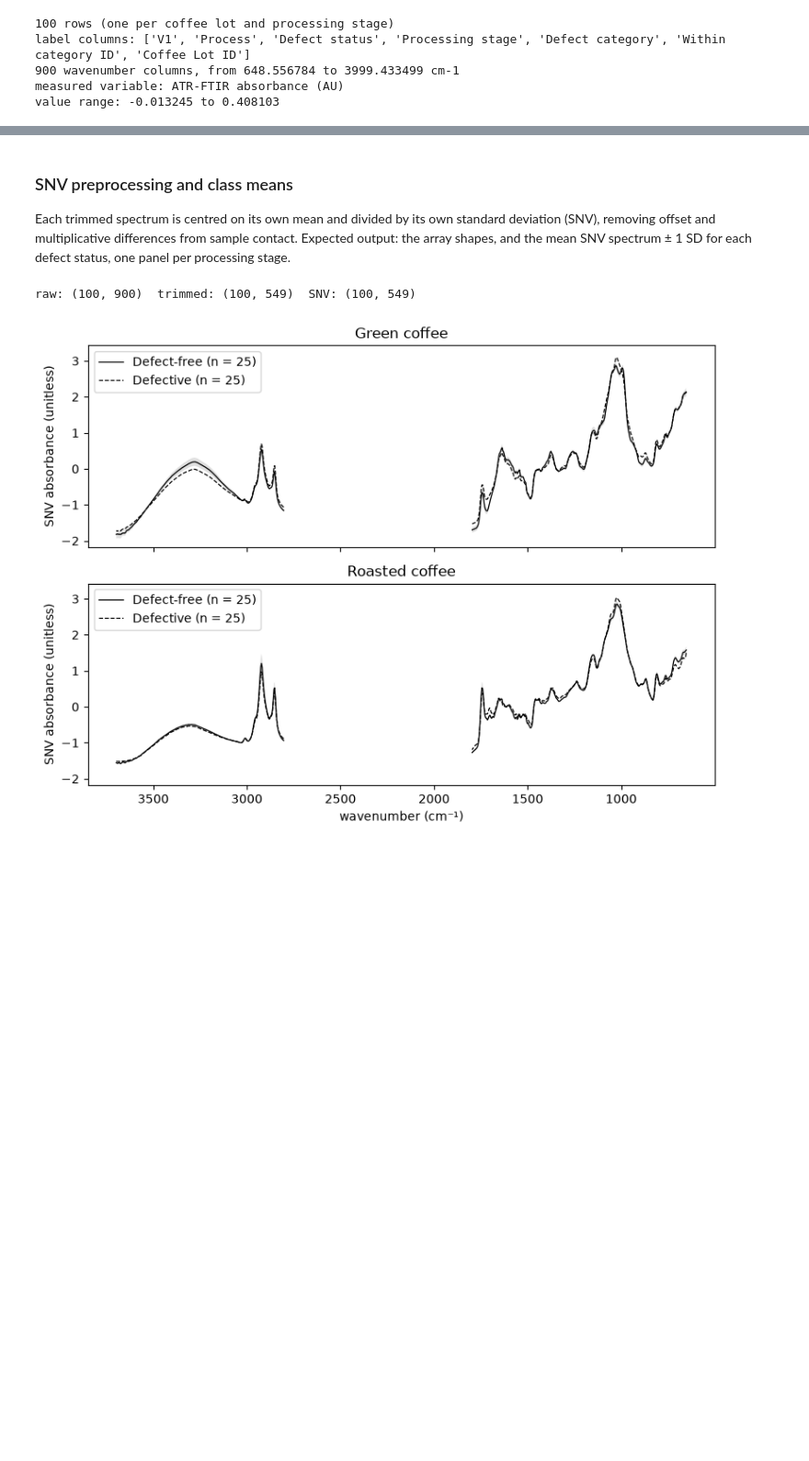
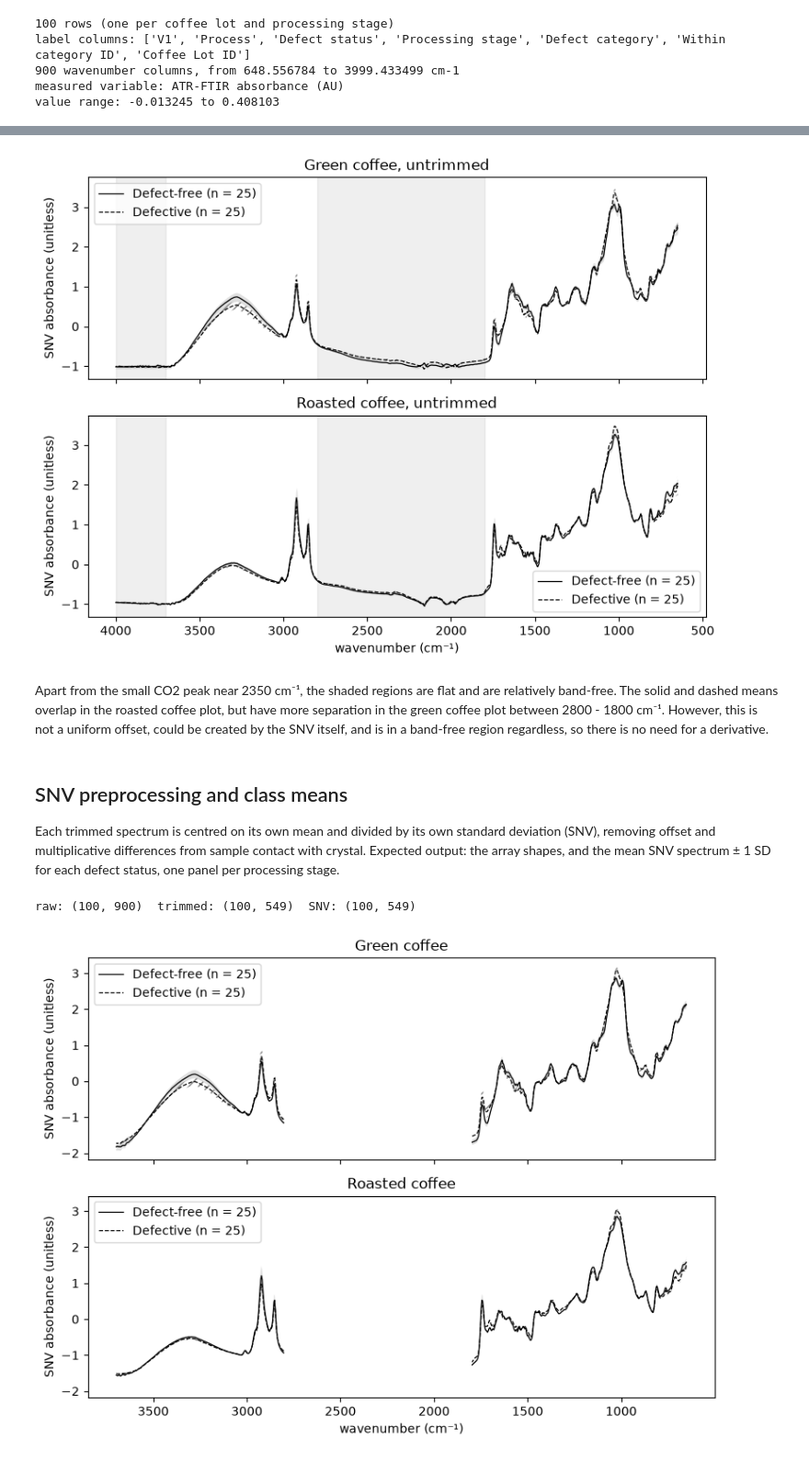
Before and after one commit to limmylomlom/chem527-project, a Jupyter notebook: topic.ipynb, the cells around one changed output, grey strips where cells are left out. Shown at 92% size. Cells and saved outputs as stored; diff of their text form; code cells hidden in the pictures; blank space fills up the shorter version.

Commit message:
Untrimmed SNV evidence plot and class-mean plots

```diff
--- a/topic.ipynb
+++ b/topic.ipynb
@@ -139,0 +62,5 @@ REGIONS = [(650, 1800),        # cm-1; fingerprint and carbonyl region
+# %%
+stage = data["Processing stage"].to_numpy() # Green or Roasted
+status = data["Defect status"].to_numpy() # Defective or Defect-free
+wn = np.array([float(c) for c in wavenumbers])          # cm-1
+X_raw = data[wavenumbers].to_numpy()                     # absorbance, 100 x 900
@@ -140,6 +76,42 @@ REGIONS = [(650, 1800),        # cm-1; fingerprint and carbonyl region
+# %%
+# SNV on the full, untrimmed spectra (evidence only, not the analysis pipeline)
+X_snv_untrimmed = ((X_raw - X_raw.mean(axis=1, keepdims=True))
+                   / X_raw.std(axis=1, keepdims=True))         # unitless, 100 x 900
+
+# Regions excluded by REGIONS: the gap between the two kept regions, and above the upper one
+excluded = [(REGIONS[0][1], REGIONS[1][0]),                    # cm-1; 1800-2800
+            (REGIONS[1][1], wn.max())]                         # cm-1; 3700-3999
+
+fig, axes = plt.subplots(2, 1, figsize=(8, 6), sharex=True, sharey=True)
+for ax, stage_name in zip(axes, ["Green", "Roasted"]):
+    for status_value, ls, hatch in zip(np.unique(status), line_styles, hatches):
+        rows = (stage == stage_name) & (status == status_value)  # the 25 lots in this stage and defect status
+        mean = X_snv_untrimmed[rows].mean(axis=0)                # unitless, per wavenumber
+        sd = X_snv_untrimmed[rows].std(axis=0)                   # unitless, per wavenumber
+        # solid grey band for one class, hatched outline for the other, so classes differ without color
+        if hatch is None:
+            ax.fill_between(wn, mean - sd, mean + sd, color="grey", alpha=0.25, lw=0)
+        else:
+            ax.fill_between(wn, mean - sd, mean + sd, facecolor="none",
+                            edgecolor="grey", hatch=hatch, lw=0)
+        ax.plot(wn, mean, ls=ls, lw=0.9, color="black",
+                label=f"{status_value} (n = {rows.sum()})")
+    for low, high in excluded:
+        ax.axvspan(low, high, color="grey", alpha=0.12)          # region excluded from analysis
+    ax.set_title(f"{stage_name} coffee, untrimmed")
+    ax.set_ylabel("SNV absorbance (unitless)")
+    ax.legend()
+axes[1].set_xlabel("wavenumber (cm⁻¹)")
+axes[1].invert_xaxis()
+plt.tight_layout()
+plt.show()
+# %% [output]
+[figure, added]
+# %% [markdown]
+Apart from the small CO2 peak near 2350 cm⁻¹, the shaded regions are flat and are relatively band-free. The solid and dashed means overlap in the roasted coffee plot, but have more separation in the green coffee plot between 2800 - 1800 cm⁻¹. However, this is not a uniform offset, could be created by the SNV itself, and is in a band-free region regardless, so there is no need for a derivative.
 # %% [markdown]
-### SNV preprocessing and class means
-Each trimmed spectrum is centred on its own mean and divided by its own standard deviation (SNV), removing offset and multiplicative differences from sample contact. Expected output: the array shapes, and the mean SNV spectrum ± 1 SD for each defect status, one panel per processing stage.
+## SNV preprocessing and class means
+Each trimmed spectrum is centred on its own mean and divided by its own standard deviation (SNV), removing offset and multiplicative differences from sample contact with crystal. Expected output: the array shapes, and the mean SNV spectrum ± 1 SD for each defect status, one panel per processing stage.
 # %%
 # 1. Trim to the kept regions
 keep_snv = np.zeros(wn.shape, dtype=bool)
```
Also changed, not shown: parts of 17 cells of this notebook.
